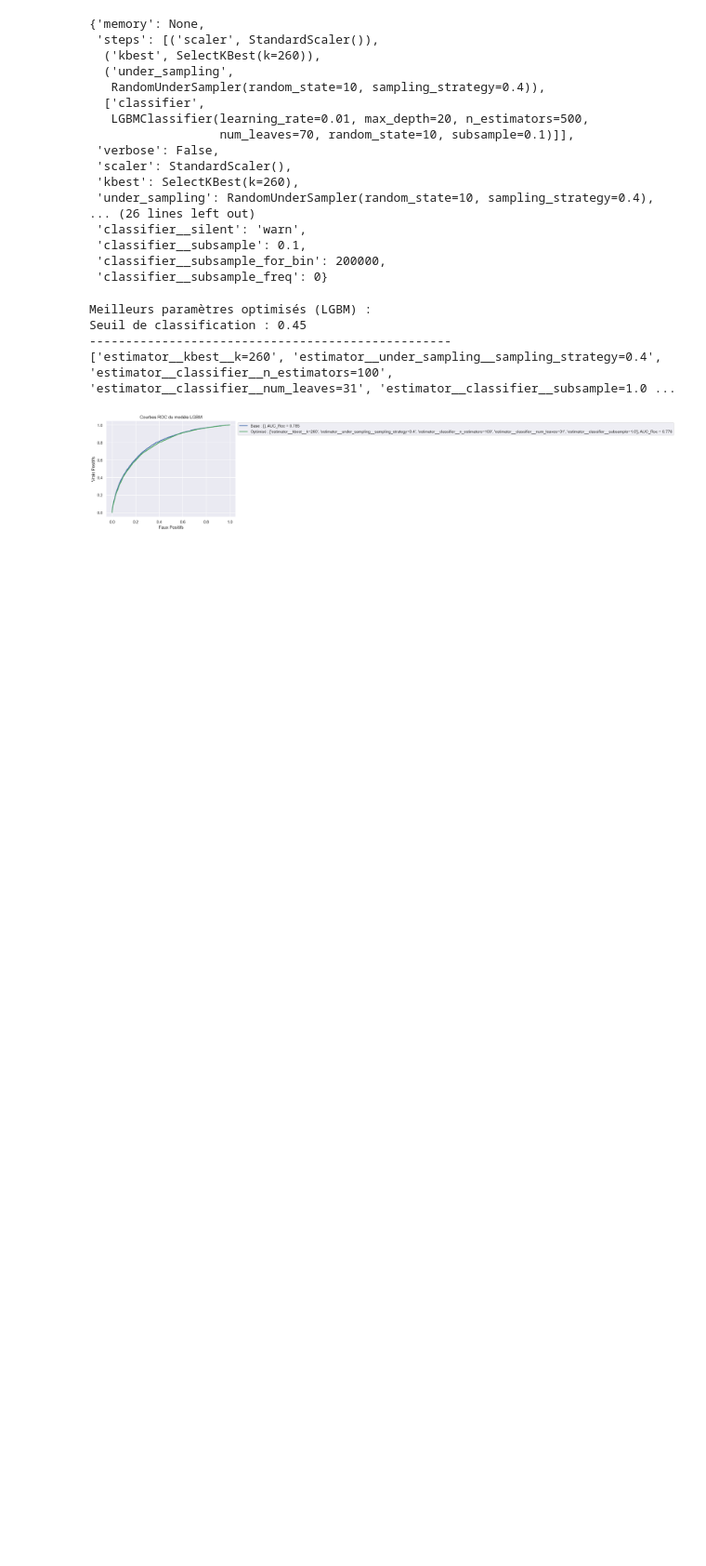
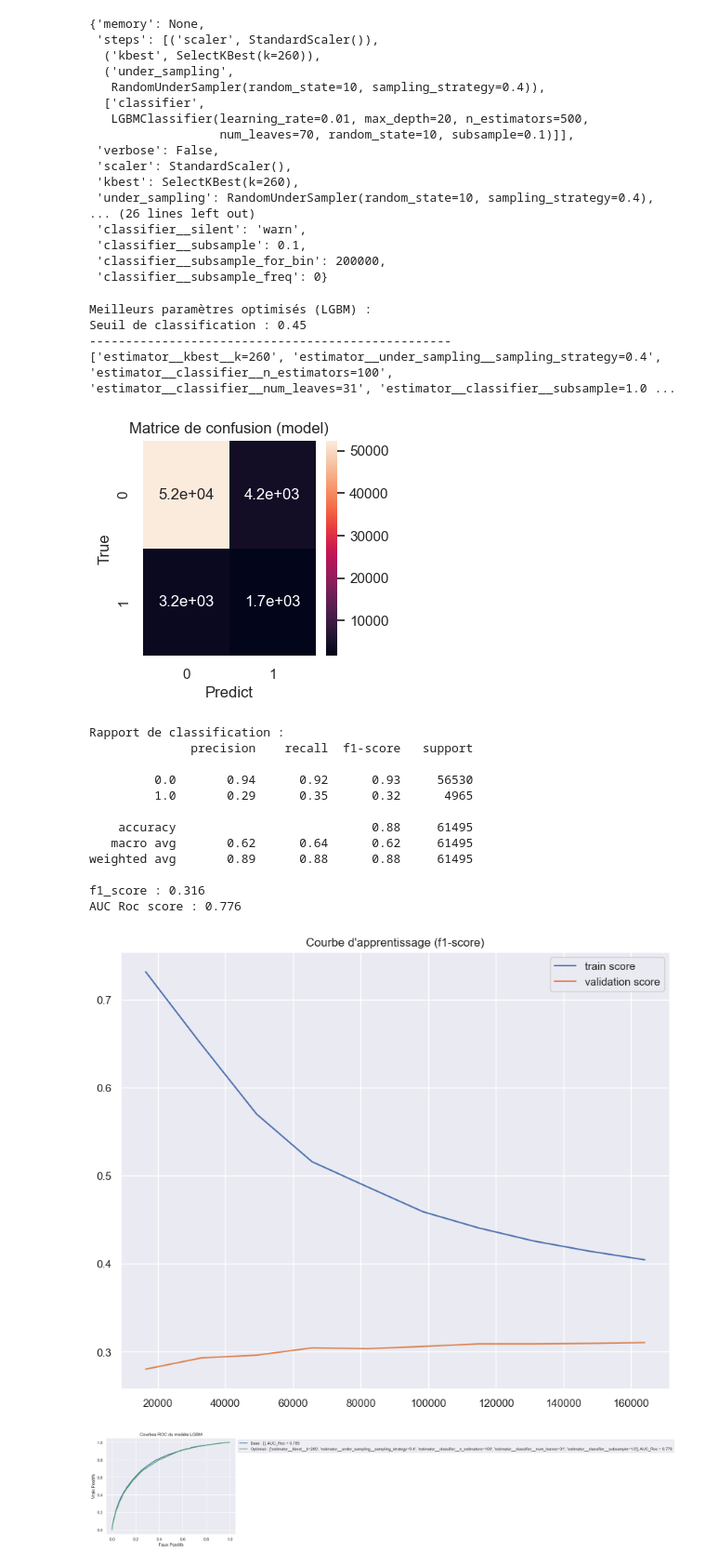
Before and after one commit to ffinky/P7_credit_risk, a Jupyter notebook: Finkenberg_Fabrice_2_Notebook_Model_022023.ipynb, the cells around one changed output. Shown at 93% size. Saved outputs shown, nothing was run; the diff lists cells and outputs as text; code cells hidden in the pictures; blank space fills up the shorter version.

```diff
--- a/Finkenberg_Fabrice_2_Notebook_Model_022023.ipynb
+++ b/Finkenberg_Fabrice_2_Notebook_Model_022023.ipynb
@@ -4217,6 +4214,25 @@ Meilleurs paramètres optimisés (LGBM) :
 Seuil de classification : 0.45
 --------------------------------------------------
 ['estimator__kbest__k=260', 'estimator__under_sampling__sampling_strategy=0.4', 'estimator__classifier__n_estimators=100', 'estimator__classifier__num_leaves=31', 'estimator__classifier__subsample=1.0 ...
+# %%
+# Comparaison des métriques des modèles de base /Vs modèle optimisé
+#fct_evaluation(lgbm_model_base, X_train, X_test)
+fct_evaluation(lgbm_model_final, X_train, X_test)
+# %% [output]
+[figure, added]
+Rapport de classification :
+              precision    recall  f1-score   support
+
+         0.0       0.94      0.92      0.93     56530
+         1.0       0.29      0.35      0.32      4965
+
+    accuracy                           0.88     61495
+   macro avg       0.62      0.64      0.62     61495
+weighted avg       0.89      0.88      0.88     61495
+
+f1_score : 0.316
+AUC Roc score : 0.776
+[figure, added]
 # %%
 # Courbe ROC des modèles LGBM de base et optimisé
 fct_roc_curve(lgbm_model_base, lgbm_param_base, lgbm_model_final, lgbm_param_final, 'LGBM')
```
Also changed, not shown: parts of 35 cells of this notebook.
